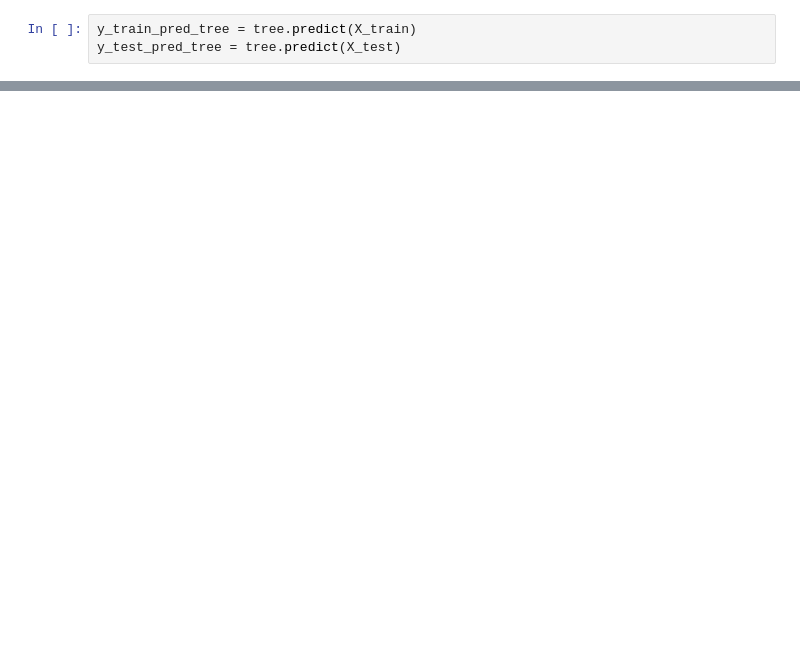
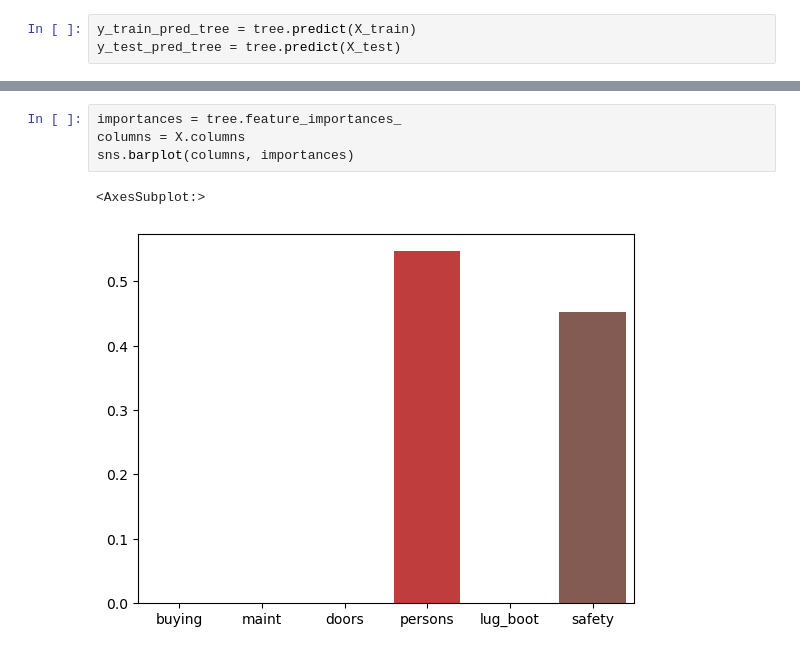
Before and after one commit to rodrigo2000m/apuntes-Data-science, a Jupyter notebook: Decision TreesAndRandomForest/IntroArbolesDecision.ipynb, the cells around one changed output, grey strips where cells are left out. Cells and saved outputs as stored; diff of their text form; blank space fills up the shorter version.

Commit message:
Practico de decision tree completo

```diff
--- a/Decision TreesAndRandomForest/IntroArbolesDecision.ipynb
+++ b/Decision TreesAndRandomForest/IntroArbolesDecision.ipynb
@@ -205,0 +216,7 @@ y_test_pred_tree = tree.predict(X_test)
+# %%
+importances = tree.feature_importances_
+columns = X.columns
+sns.barplot(columns, importances)
+# %% [output]
+<AxesSubplot:>
+[figure, added]
```
Also changed, not shown: parts of 5 cells of this notebook.
